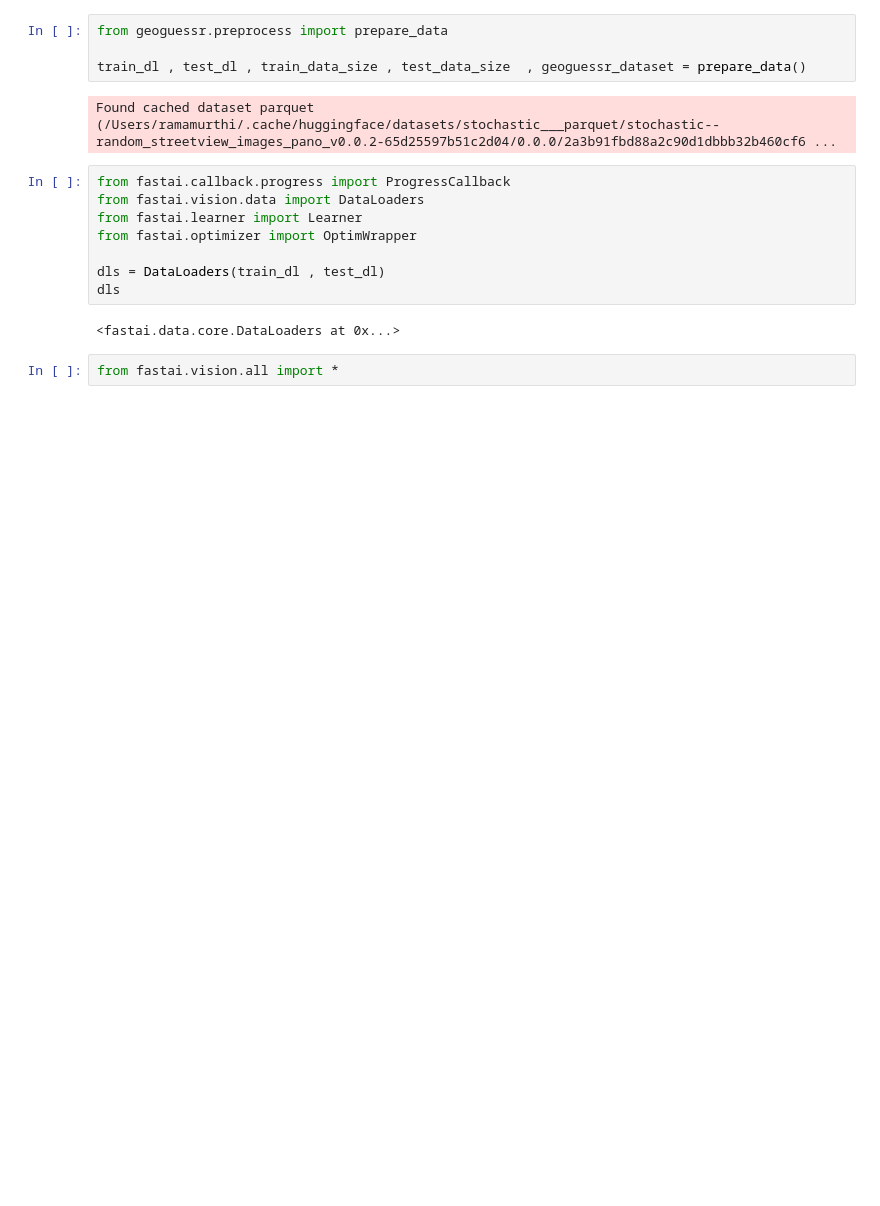
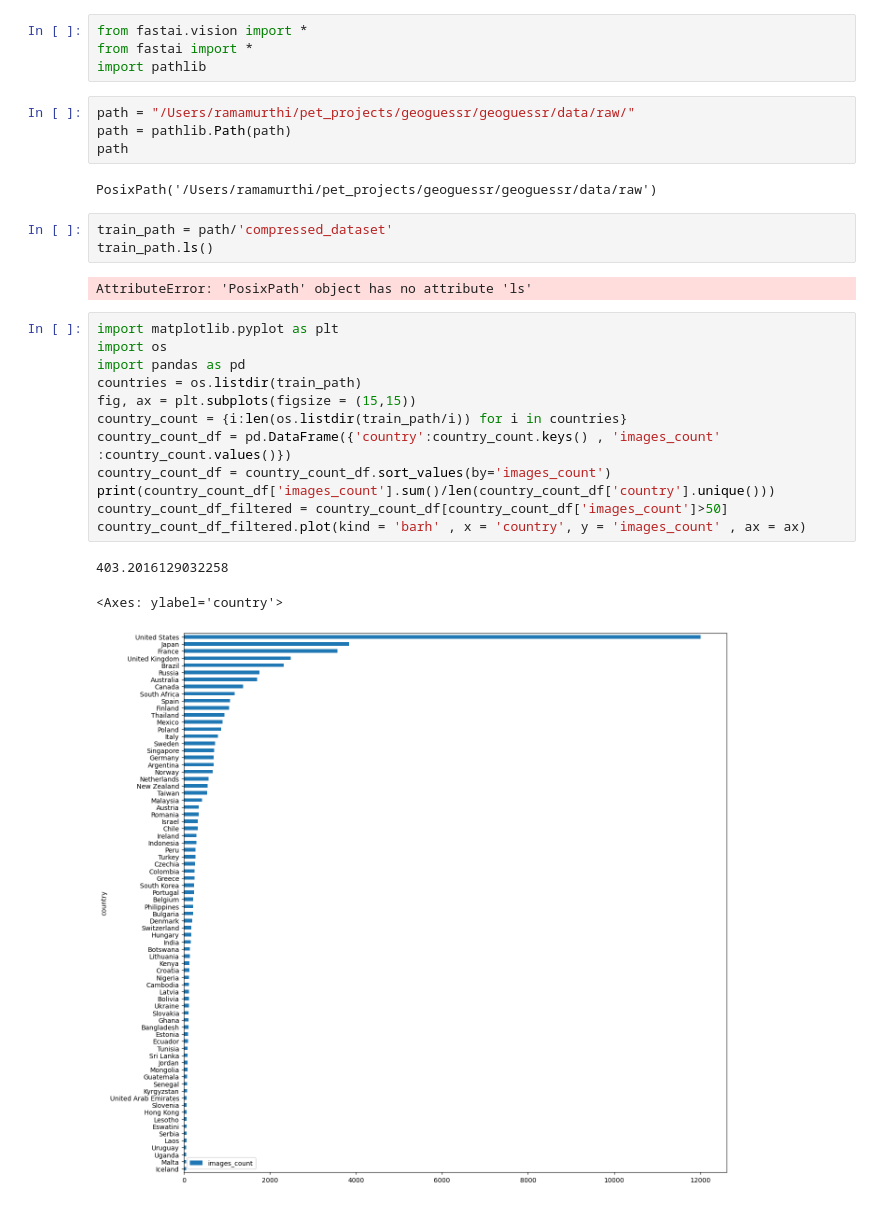
Before and after one commit to rama96/geoguessr, a Jupyter notebook: notebooks/fastai.ipynb, the cells around one changed output. Drawn from its saved outputs; the diff is of its cells as text; blank space fills up the shorter version.

```diff
--- a/notebooks/fastai.ipynb
+++ b/notebooks/fastai.ipynb
@@ -14,18 +1,31 @@ DatasetDict({
-# %%
-from geoguessr.preprocess import prepare_data
-
-train_dl , test_dl , train_data_size , test_data_size  , geoguessr_dataset = prepare_data()
-# %% [output]
-Found cached dataset parquet (/Users/ramamurthi/.cache/huggingface/datasets/stochastic___parquet/stochastic--random_streetview_images_pano_v0.0.2-65d25597b51c2d04/0.0.0/2a3b91fbd88a2c90d1dbbb32b460cf6 ...
-# %%
-from fastai.callback.progress import ProgressCallback
-from fastai.vision.data import DataLoaders
-from fastai.learner import Learner
-from fastai.optimizer import OptimWrapper
-
-dls = DataLoaders(train_dl , test_dl)
-dls
-# %% [output]
-<fastai.data.core.DataLoaders at 0x...>
 # %%
-from fastai.vision.all import *
+from fastai.vision import *
+from fastai import *
+import pathlib
+# %%
+path = "/Users/ramamurthi/pet_projects/geoguessr/geoguessr/data/raw/"
+path = pathlib.Path(path)
+path
+# %% [output]
+PosixPath('/Users/ramamurthi/pet_projects/geoguessr/geoguessr/data/raw')
+# %%
+train_path = path/'compressed_dataset'
+train_path.ls()
+# %% [output]
+AttributeError: 'PosixPath' object has no attribute 'ls'
+# %%
+import matplotlib.pyplot as plt
+import os
+import pandas as pd
+countries = os.listdir(train_path)
+fig, ax = plt.subplots(figsize = (15,15))
+country_count = {i:len(os.listdir(train_path/i)) for i in countries}
+country_count_df = pd.DataFrame({'country':country_count.keys() , 'images_count' :country_count.values()})
+country_count_df = country_count_df.sort_values(by='images_count')
+print(country_count_df['images_count'].sum()/len(country_count_df['country'].unique()))
+country_count_df_filtered = country_count_df[country_count_df['images_count']>50]
+country_count_df_filtered.plot(kind = 'barh' , x = 'country', y = 'images_count' , ax = ax)
+# %% [output]
+403.2016129032258
+<Axes: ylabel='country'>
+[figure, added]
```
Also changed, not shown: parts of 22 cells of this notebook, 2 other files.
